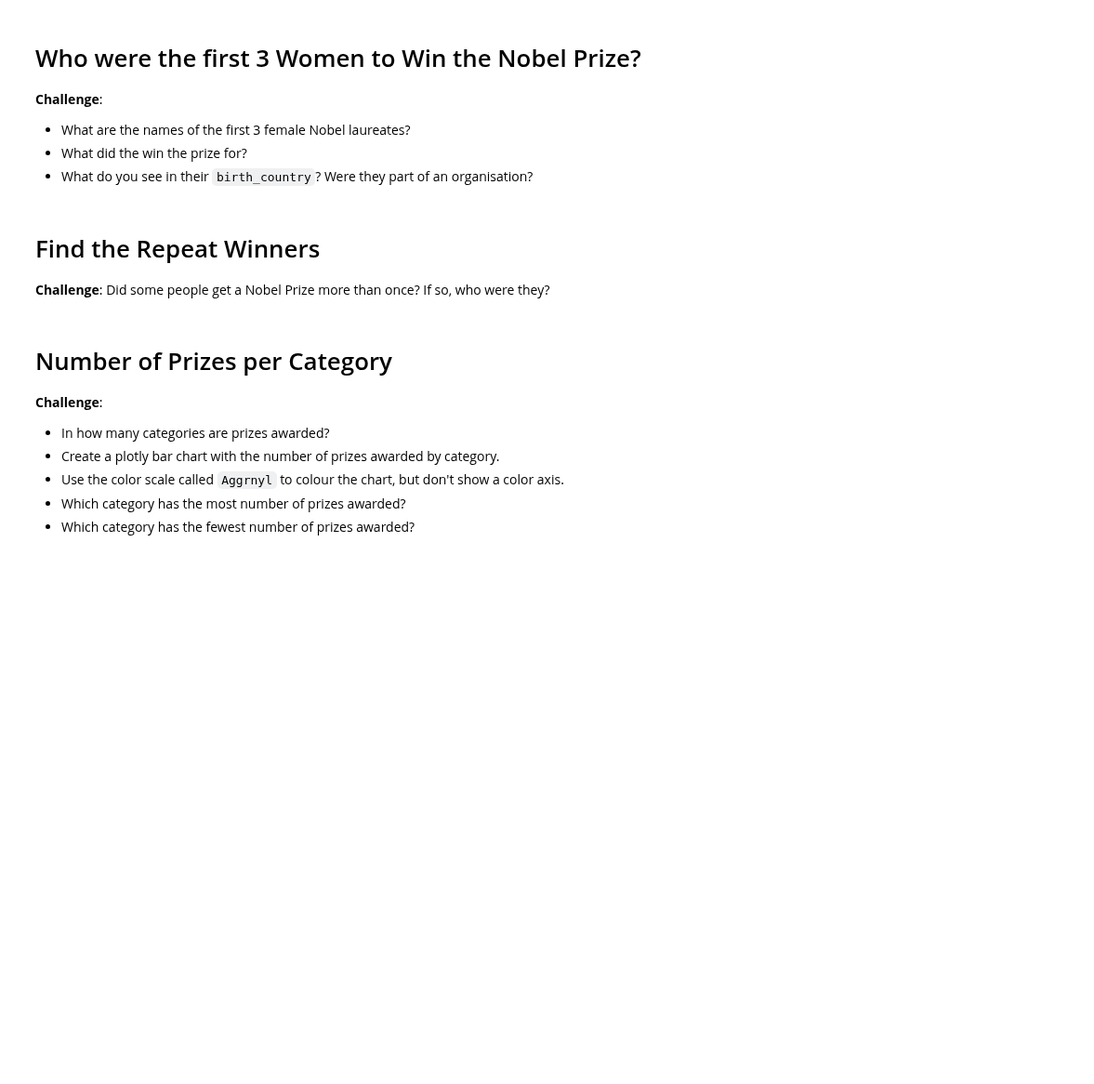
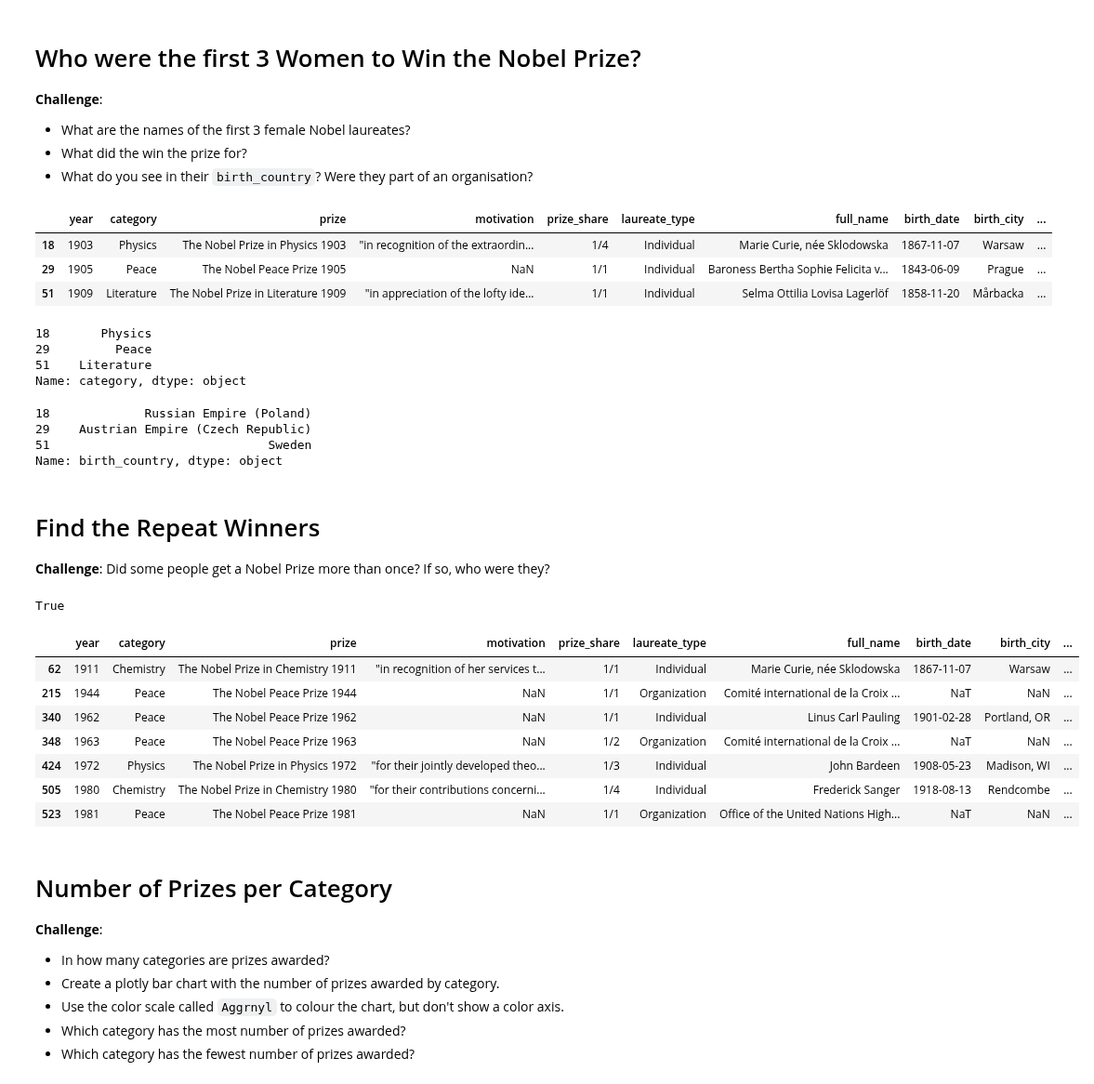
Before and after one commit to bnedjm/100-Dayz-of-Code, a Jupyter notebook: 04-Advanced-Section/Day-079 - Analysing the Nobel Prize with Plotly, Matplotlib & Seaborn/Nobel_Prize_Analysis.ipynb, the cells around one changed output. Shown at 93% size. Cells and saved outputs as stored; diff of their text form; code cells hidden in the pictures; blank space fills up the shorter version.

```diff
--- a/04-Advanced-Section/Day-079 - Analysing the Nobel Prize with Plotly, Matplotlib & Seaborn/Nobel_Prize_Analysis.ipynb
+++ b/04-Advanced-Section/Day-079 - Analysing the Nobel Prize with Plotly, Matplotlib & Seaborn/Nobel_Prize_Analysis.ipynb
@@ -229,10 +248,46 @@ memory usage: 127.9+ KB
 * What are the names of the first 3 female Nobel laureates?
 * What did the win the prize for?
 * What do you see in their `birth_country`? Were they part of an organisation?
+# %%
+df_data[df_data.sex == "Female"].sort_values(by=["year"], ascending=True).head(3)
+# %% [output]
+|  | year | category | prize | motivation | prize_share | laureate_type | full_name | birth_date | birth_city | ... |
+| 18 | 1903 | Physics | The Nobel Prize in Physics 1903 | "in recognition of the extraordin... | 1/4 | Individual | Marie Curie, née Sklodowska | 1867-11-07 | Warsaw | ... |
+| 29 | 1905 | Peace | The Nobel Peace Prize 1905 | NaN | 1/1 | Individual | Baroness Bertha Sophie Felicita v... | 1843-06-09 | Prague | ... |
+| 51 | 1909 | Literature | The Nobel Prize in Literature 1909 | "in appreciation of the lofty ide... | 1/1 | Individual | Selma Ottilia Lovisa Lagerlöf | 1858-11-20 | Mårbacka | ... |
+# %%
+df_data[df_data.sex == "Female"].sort_values(by=["year"], ascending=True).head(3).category
+# %% [output]
+18       Physics
+29         Peace
+51    Literature
+Name: category, dtype: object
+# %%
+df_data[df_data.sex == "Female"].sort_values(by=["year"], ascending=True).head(3).birth_country
+# %% [output]
+18             Russian Empire (Poland)
+29    Austrian Empire (Czech Republic)
+51                              Sweden
+Name: birth_country, dtype: object
 # %% [markdown]
 # Find the Repeat Winners
 
 **Challenge**: Did some people get a Nobel Prize more than once? If so, who were they?
+# %%
+df_data.full_name.duplicated().values.any() # type: ignore
+# %% [output]
+True
+# %%
+df_data[df_data.full_name.duplicated()]
+# %% [output]
+|  | year | category | prize | motivation | prize_share | laureate_type | full_name | birth_date | birth_city | ... |
+| 62 | 1911 | Chemistry | The Nobel Prize in Chemistry 1911 | "in recognition of her services t... | 1/1 | Individual | Marie Curie, née Sklodowska | 1867-11-07 | Warsaw | ... |
+| 215 | 1944 | Peace | The Nobel Peace Prize 1944 | NaN | 1/1 | Organization | Comité international de la Croix ... | NaT | NaN | ... |
+| 340 | 1962 | Peace | The Nobel Peace Prize 1962 | NaN | 1/1 | Individual | Linus Carl Pauling | 1901-02-28 | Portland, OR | ... |
+| 348 | 1963 | Peace | The Nobel Peace Prize 1963 | NaN | 1/2 | Organization | Comité international de la Croix ... | NaT | NaN | ... |
+| 424 | 1972 | Physics | The Nobel Prize in Physics 1972 | "for their jointly developed theo... | 1/3 | Individual | John Bardeen | 1908-05-23 | Madison, WI | ... |
+| 505 | 1980 | Chemistry | The Nobel Prize in Chemistry 1980 | "for their contributions concerni... | 1/4 | Individual | Frederick Sanger | 1918-08-13 | Rendcombe | ... |
+| 523 | 1981 | Peace | The Nobel Peace Prize 1981 | NaN | 1/1 | Organization | Office of the United Nations High... | NaT | NaN | ... |
 # %% [markdown]
 # Number of Prizes per Category
 
```
Also changed, not shown: parts of 10 cells of this notebook.
